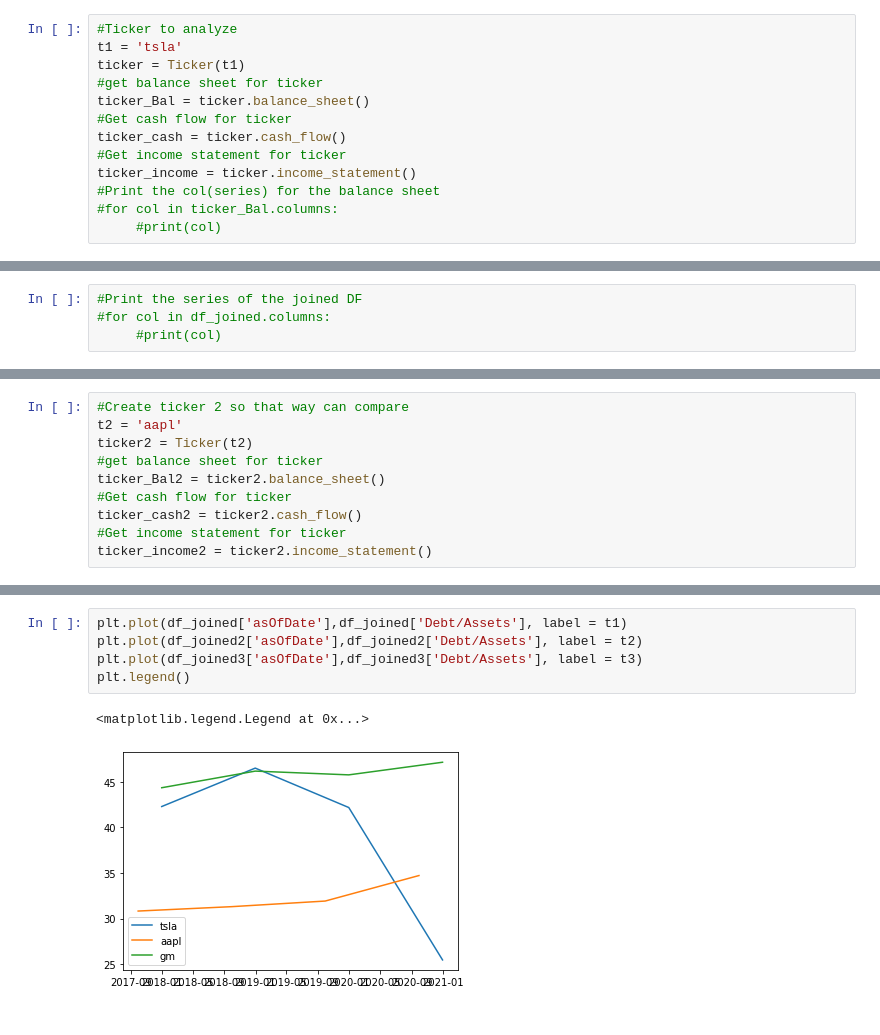
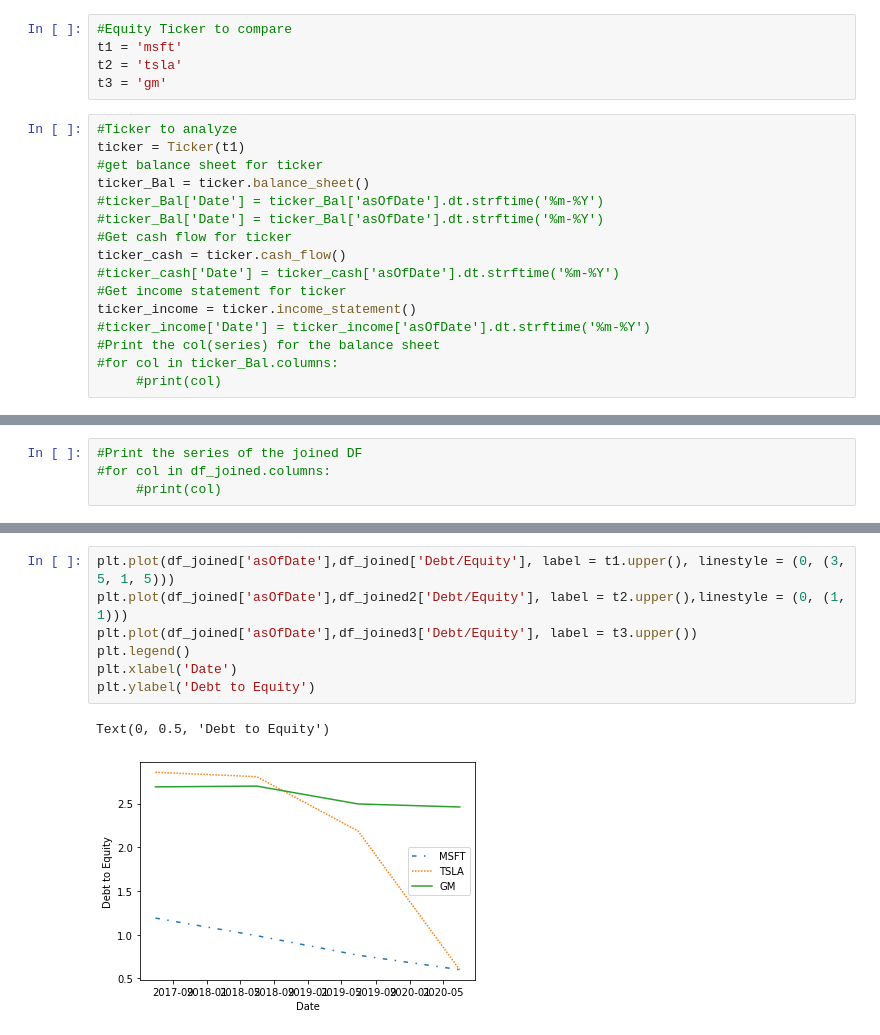
Before and after one commit to robinsonmatt54/Ratio_yahoo_fin, a Jupyter notebook: ratio.ipynb, the cells around one changed output, grey strips where cells are left out. Drawn from its saved outputs; the diff is of its cells as text.

Commit message:
Add files via upload
This version includes tidier code along with comparison graph element. The Statements used are taken from an annual basis

```diff
--- a/ratio.ipynb
+++ b/ratio.ipynb
@@ -45,13 +45,21 @@ Liquidity
+# %%
+#Equity Ticker to compare
+t1 = 'msft'
+t2 = 'tsla'
+t3 = 'gm'
 # %%
 #Ticker to analyze
-t1 = 'tsla'
 ticker = Ticker(t1)
 #get balance sheet for ticker
 ticker_Bal = ticker.balance_sheet()
+#ticker_Bal['Date'] = ticker_Bal['asOfDate'].dt.strftime('%m-%Y')
+#ticker_Bal['Date'] = ticker_Bal['asOfDate'].dt.strftime('%m-%Y')
 #Get cash flow for ticker
 ticker_cash = ticker.cash_flow()
+#ticker_cash['Date'] = ticker_cash['asOfDate'].dt.strftime('%m-%Y')
 #Get income statement for ticker
 ticker_income = ticker.income_statement()
+#ticker_income['Date'] = ticker_income['asOfDate'].dt.strftime('%m-%Y')
 #Print the col(series) for the balance sheet
 #for col in ticker_Bal.columns:
      #print(col)
@@ -267,10 +125,0 @@ Text(0, 0.5, 'Cash_Ratio')
-# %%
-#Create ticker 2 so that way can compare
-t2 = 'aapl'
-ticker2 = Ticker(t2)
-#get balance sheet for ticker
-ticker_Bal2 = ticker2.balance_sheet()
-#Get cash flow for ticker
-ticker_cash2 = ticker2.cash_flow()
-#Get income statement for ticker
-ticker_income2 = ticker2.income_statement()
@@ -429,8 +539,10 @@ Name: Debt/Assets, dtype: float64
 # %%
-plt.plot(df_joined['asOfDate'],df_joined['Debt/Assets'], label = t1)
-plt.plot(df_joined2['asOfDate'],df_joined2['Debt/Assets'], label = t2)
-plt.plot(df_joined3['asOfDate'],df_joined3['Debt/Assets'], label = t3)
+plt.plot(df_joined['asOfDate'],df_joined['Debt/Equity'], label = t1.upper(), linestyle = (0, (3, 5, 1, 5)))
+plt.plot(df_joined['asOfDate'],df_joined2['Debt/Equity'], label = t2.upper(),linestyle = (0, (1, 1)))
+plt.plot(df_joined['asOfDate'],df_joined3['Debt/Equity'], label = t3.upper())
 plt.legend()
+plt.xlabel('Date')
+plt.ylabel('Debt to Equity')
 # %% [output]
-<matplotlib.legend.Legend at 0x...>
+Text(0, 0.5, 'Debt to Equity')
-[figure, old version]
+[figure, new version]
```
Also changed, not shown: parts of 71 cells of this notebook.
